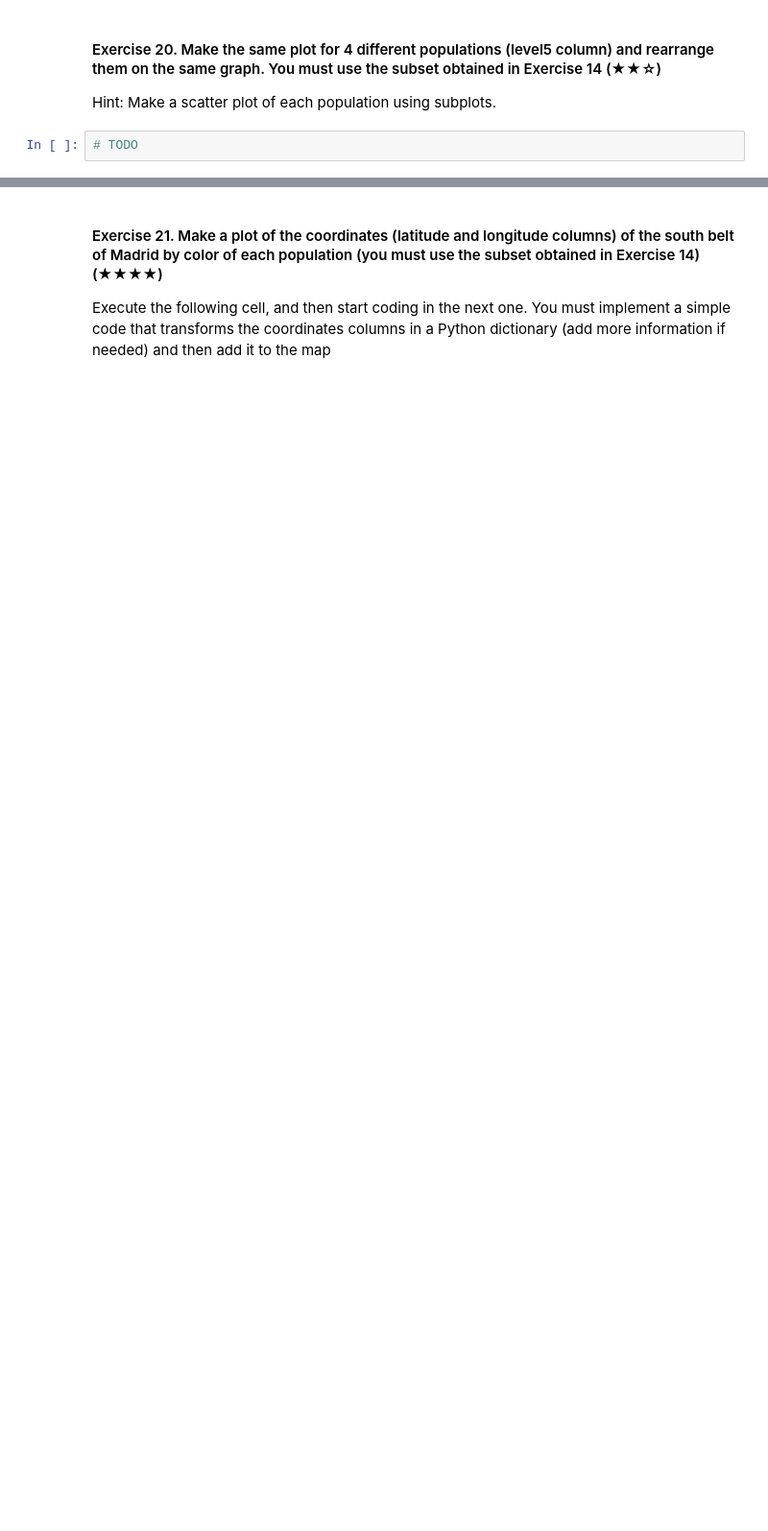
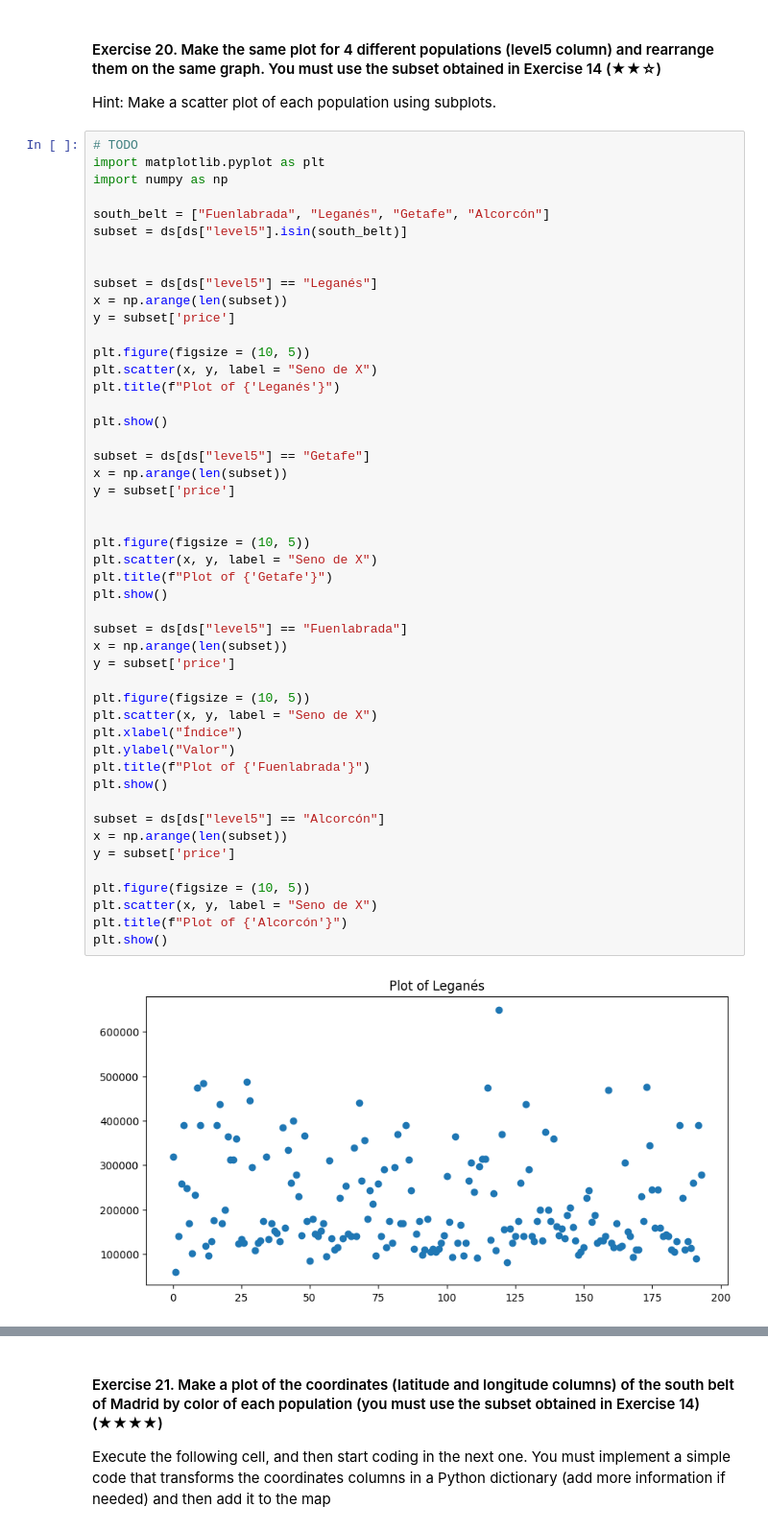
Before and after one commit to Anaberen/realestate-datacleanup-exercise, a Jupyter notebook: project.ipynb, the cells around one changed output, grey strips where cells are left out. Shown at 96% size. Drawn from its saved outputs; the diff is of its cells as text; blank space fills up the shorter version.

```diff
--- a/project.ipynb
+++ b/project.ipynb
@@ -359,3 +501,51 @@ Hint: Create a new column called `pps` (price per square meter) and then analyze
 Hint: Make a scatter plot of each population using subplots.
 # %%
 # TODO
+import matplotlib.pyplot as plt
+import numpy as np
+
+south_belt = ["Fuenlabrada", "Leganés", "Getafe", "Alcorcón"]
+subset = ds[ds["level5"].isin(south_belt)]
+
+
+subset = ds[ds["level5"] == "Leganés"]
+x = np.arange(len(subset))
+y = subset['price']
+
+plt.figure(figsize = (10, 5))
+plt.scatter(x, y, label = "Seno de X")
+plt.title(f"Plot of {'Leganés'}")
+
+plt.show()
+
+subset = ds[ds["level5"] == "Getafe"]
+x = np.arange(len(subset))
+y = subset['price']
+
+
+plt.figure(figsize = (10, 5))
+plt.scatter(x, y, label = "Seno de X")
+plt.title(f"Plot of {'Getafe'}")
+plt.show()
+
+subset = ds[ds["level5"] == "Fuenlabrada"]
+x = np.arange(len(subset))
+y = subset['price']
+
+plt.figure(figsize = (10, 5))
+plt.scatter(x, y, label = "Seno de X")
+plt.xlabel("Índice")
+plt.ylabel("Valor")
+plt.title(f"Plot of {'Fuenlabrada'}")
+plt.show()
+
+subset = ds[ds["level5"] == "Alcorcón"]
+x = np.arange(len(subset))
+y = subset['price']
+
+plt.figure(figsize = (10, 5))
+plt.scatter(x, y, label = "Seno de X")
+plt.title(f"Plot of {'Alcorcón'}")
+plt.show()
+# %% [output]
+[figure, added]
```
Also changed, not shown: parts of 10 cells of this notebook.
